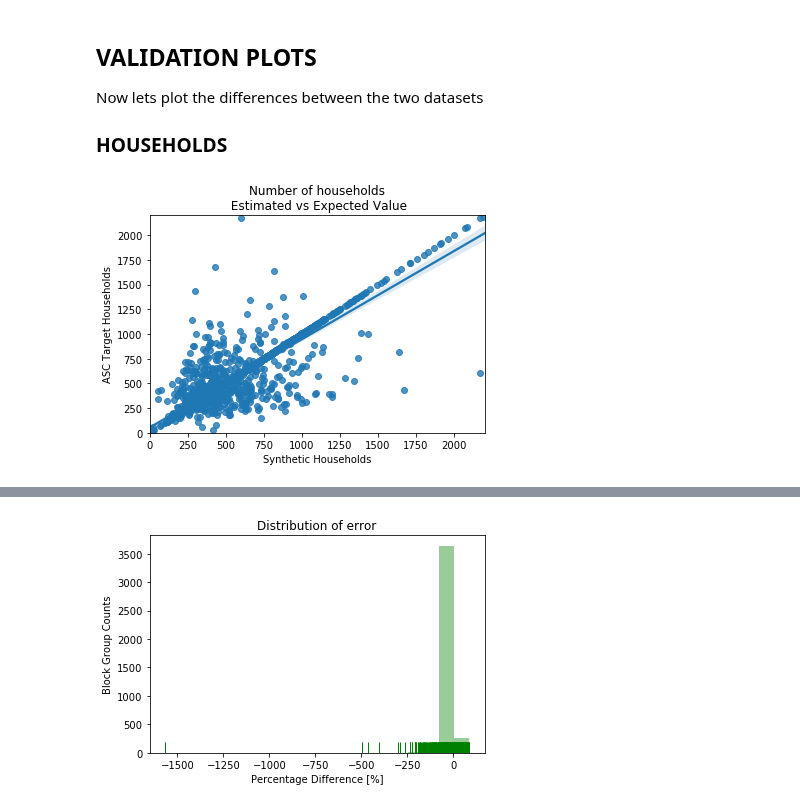
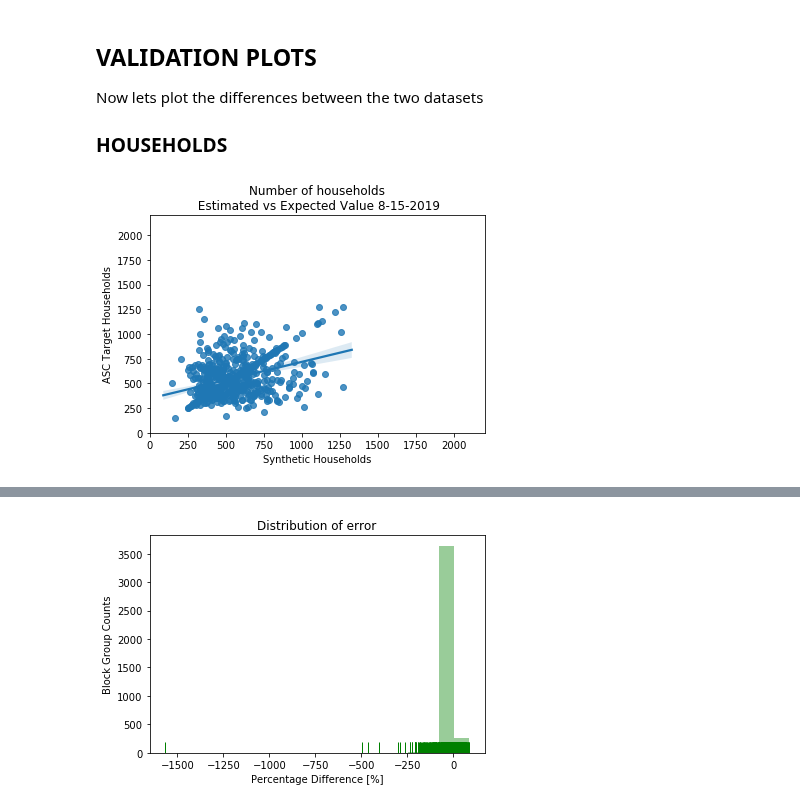
Before and after one commit to ual/ual_model_workspace, a Jupyter notebook: summer-2019-models/notebooks-max/Population_Synthesis_Validation-Cook_2013.ipynb, the cells around one changed output, grey strips where cells are left out. Drawn from its saved outputs; the diff is of its cells as text; code cells hidden in the pictures.

```diff
--- a/summer-2019-models/notebooks-max/Population_Synthesis_Validation-Cook_2013.ipynb
+++ b/summer-2019-models/notebooks-max/Population_Synthesis_Validation-Cook_2013.ipynb
@@ -25,15 +25,15 @@ Files to download:
 Read the csv data and set index names:
 # %%
 state='IL'
-county='Cook'
+county='DuPage'
 # %%
-hh_synth = pd.read_csv('/home/max/projects/synthpop/scripts/Cook_County_hh_synth_parallel_2019-07-24.csv'.\
+hh_synth = pd.read_csv('/home/max/projects/synthpop/scripts/DuPage_County_hh_synth_parallel_2019-08-13.csv'.\
                        format(state,county),index_col='household_id', dtype={'serialno':'str',
                                                                         'state':'str',
                                                                         'county':'str',
                                                                         'tract':'str',
                                                                         'block group':'str'})
-p_synth = pd.read_csv('/home/max/projects/synthpop/scripts/Cook_County_p_synth_parallel_2019-07-24.csv'.\
+p_synth = pd.read_csv('/home/max/projects/synthpop/scripts/DuPage_County_p_synth_parallel_2019-08-13.csv'.\
                       format(state,county),index_col='person_id', dtype={'serialno':'str'})
 
 # making a geoid column to map the discrepancy later and for the groupby
@@ -194,10 +194,10 @@ Now lets plot the differences between the two datasets
 # %%
 ax = sns.regplot(x="num_of_hh_synth", y="num_of_hh_target", data=hh_val)
 plt.xlim(0, 2200)
 plt.ylim(0, 2200)
 plt.xlabel('Synthetic Households')
 plt.ylabel('ASC Target Households')
-ax.set_title('Number of households\n Estimated vs Expected Value')
+ax.set_title('Number of households\n Estimated vs Expected Value 8-15-2019')
 plt.show()
 # %% [output]
-[figure, old version]
+[figure, new version]
```
Also changed, not shown: parts of 9 cells of this notebook, 23 other files.
